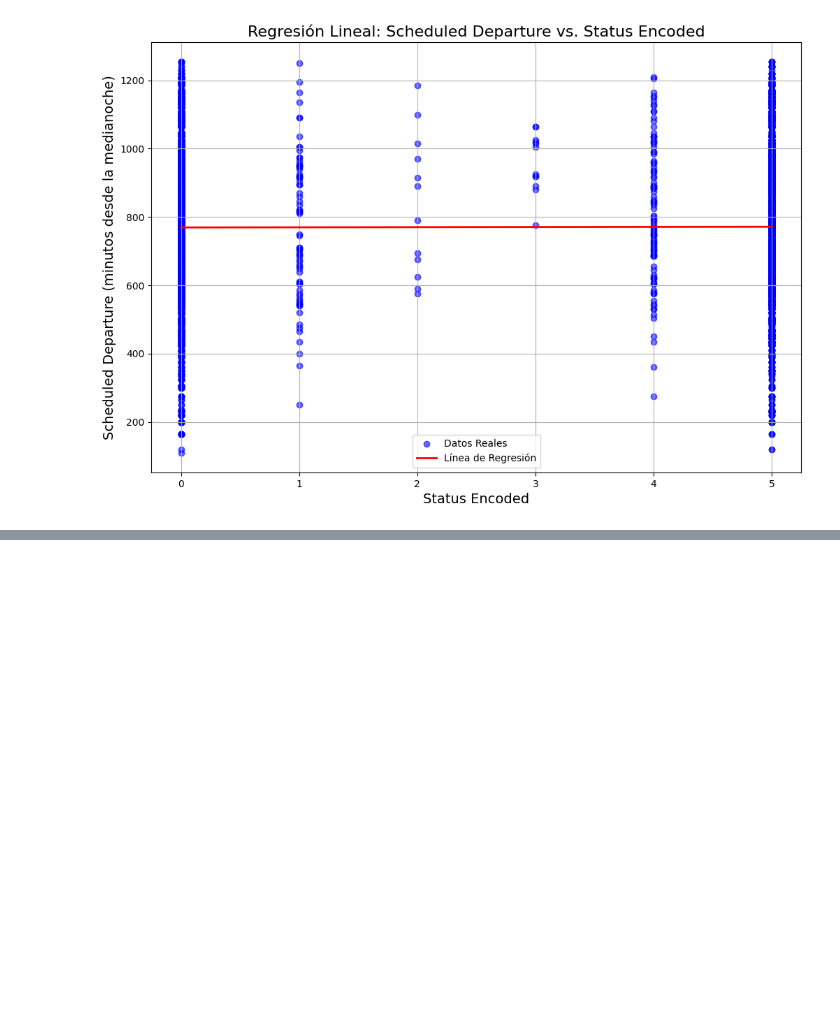
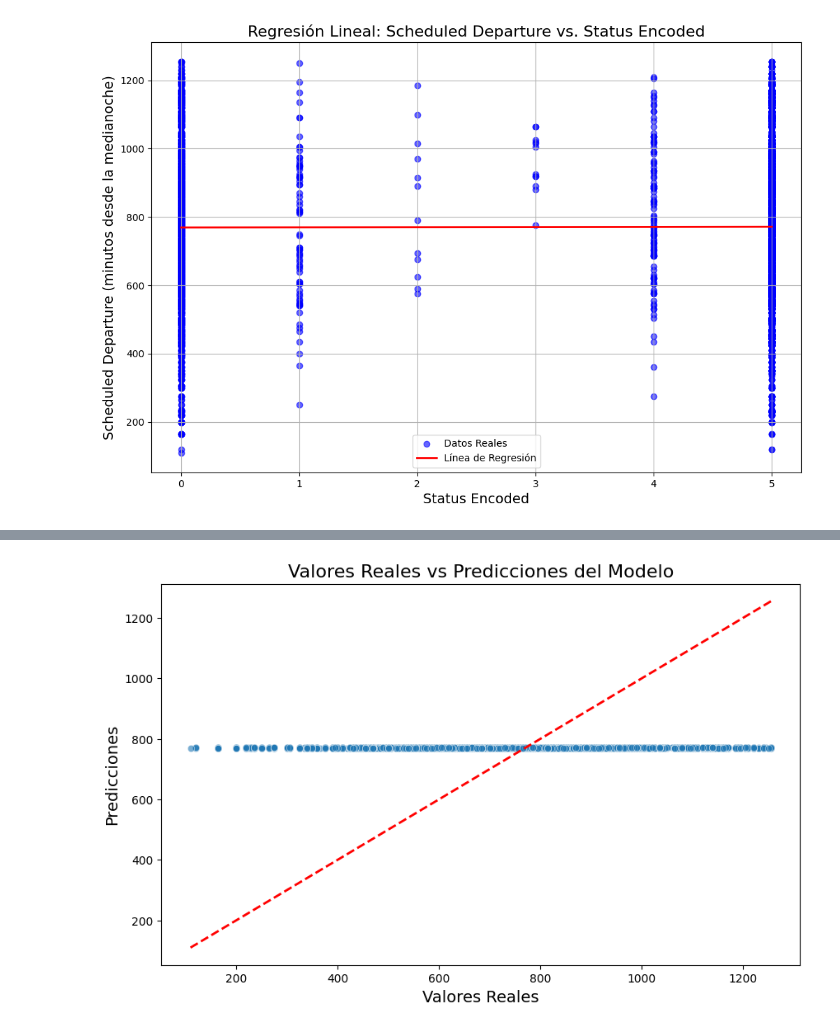
Before and after one commit to CarlosJDO30/Analisis-de-Ocupacion-de-Vuelos, a Jupyter notebook: ML/ML_flights.ipynb, the cells around one changed output, grey strips where cells are left out. Drawn from its saved outputs; the diff is of its cells as text; code cells hidden in the pictures; blank space fills up the shorter version.

```diff
--- a/ML/ML_flights.ipynb
+++ b/ML/ML_flights.ipynb
@@ -128,0 +155,29 @@ plt.show()
+# %%
+import matplotlib.pyplot as plt
+import seaborn as sns
+
+# Realizar predicciones en el conjunto de prueba
+y_pred = model.predict(X_test)
+
+# Crear un DataFrame con las predicciones y valores reales
+results = pd.DataFrame({
+    'Actual': y_test,
+    'Predicted': y_pred
+})
+
+# Crear el gráfico de dispersión para comparar valores reales y predicciones
+fig, ax = plt.subplots(figsize=(10, 6))
+sns.scatterplot(x='Actual', y='Predicted', data=results, alpha=0.6)
+
+# Añadir una línea de referencia diagonal
+plt.plot([results['Actual'].min(), results['Actual'].max()], [results['Actual'].min(), results['Actual'].max()], 'r--', linewidth=2)
+
+# Configurar título y etiquetas
+plt.title('Valores Reales vs Predicciones del Modelo', fontsize=16)
+plt.xlabel('Valores Reales', fontsize=14)
+plt.ylabel('Predicciones', fontsize=14)
+
+# Mostrar gráfico
+plt.show()
+# %% [output]
+[figure, added]
```
Also changed, not shown: parts of 3 cells of this notebook.
